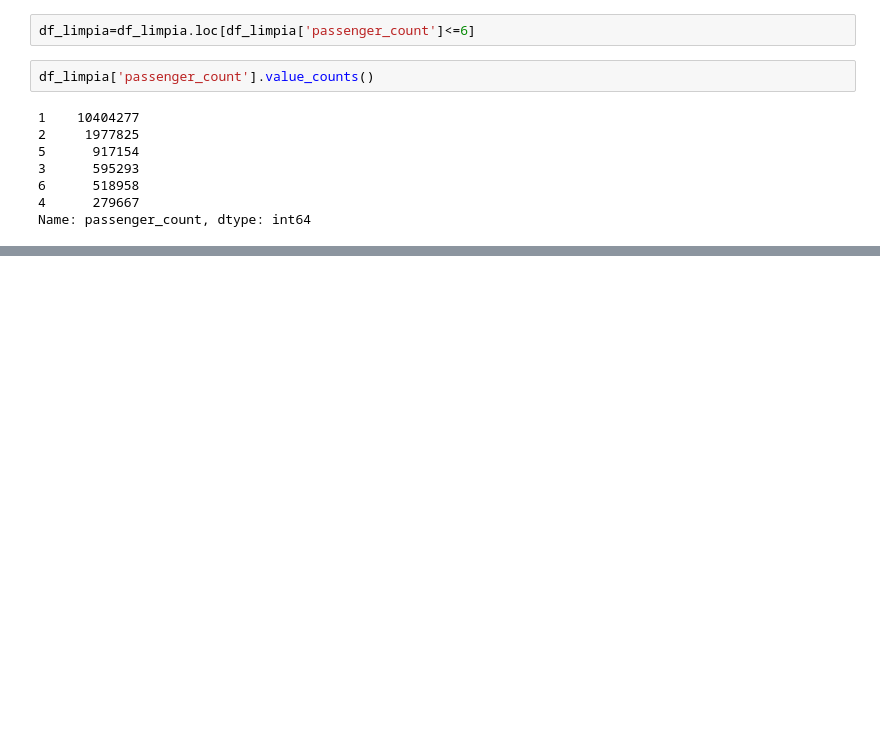
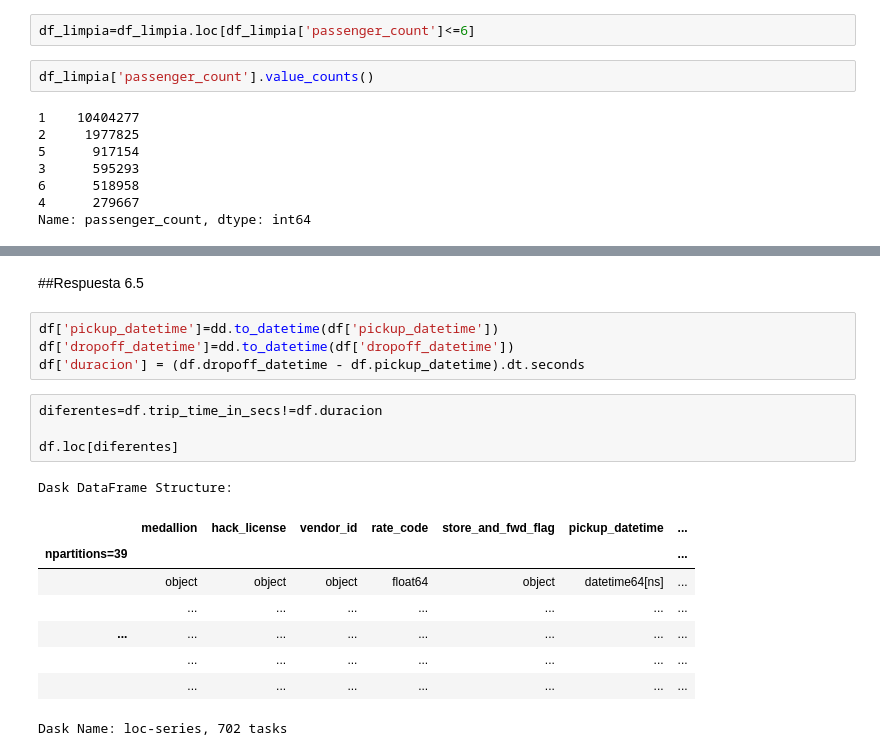
Before and after one commit to htapiagroup/sistemas-distribuidos-evaluacion-intersemestral-rafaflo, a Jupyter notebook: examen_medio_sd2.ipynb, the cells around one changed output, grey strips where cells are left out. Drawn from its saved outputs; the diff is of its cells as text; blank space fills up the shorter version.

```diff
--- a/examen_medio_sd2.ipynb
+++ b/examen_medio_sd2.ipynb
@@ -274,0 +403,20 @@ tuple
+# %% [markdown]
+##Respuesta 6.5
+# %%
+df['pickup_datetime']=dd.to_datetime(df['pickup_datetime'])
+df['dropoff_datetime']=dd.to_datetime(df['dropoff_datetime'])
+df['duracion'] = (df.dropoff_datetime - df.pickup_datetime).dt.seconds
+# %%
+diferentes=df.trip_time_in_secs!=df.duracion
+
+df.loc[diferentes]
+# %% [output]
+Dask DataFrame Structure:
+|  | medallion | hack_license | vendor_id | rate_code | store_and_fwd_flag | pickup_datetime | ... |
+| npartitions=39 |  |  |  |  |  |  | ... |
+|  | object | object | object | float64 | object | datetime64[ns] | ... |
+|  | ... | ... | ... | ... | ... | ... | ... |
+| ... | ... | ... | ... | ... | ... | ... | ... |
+|  | ... | ... | ... | ... | ... | ... | ... |
+|  | ... | ... | ... | ... | ... | ... | ... |
+Dask Name: loc-series, 702 tasks
```
Also changed, not shown: parts of 52 cells of this notebook.
